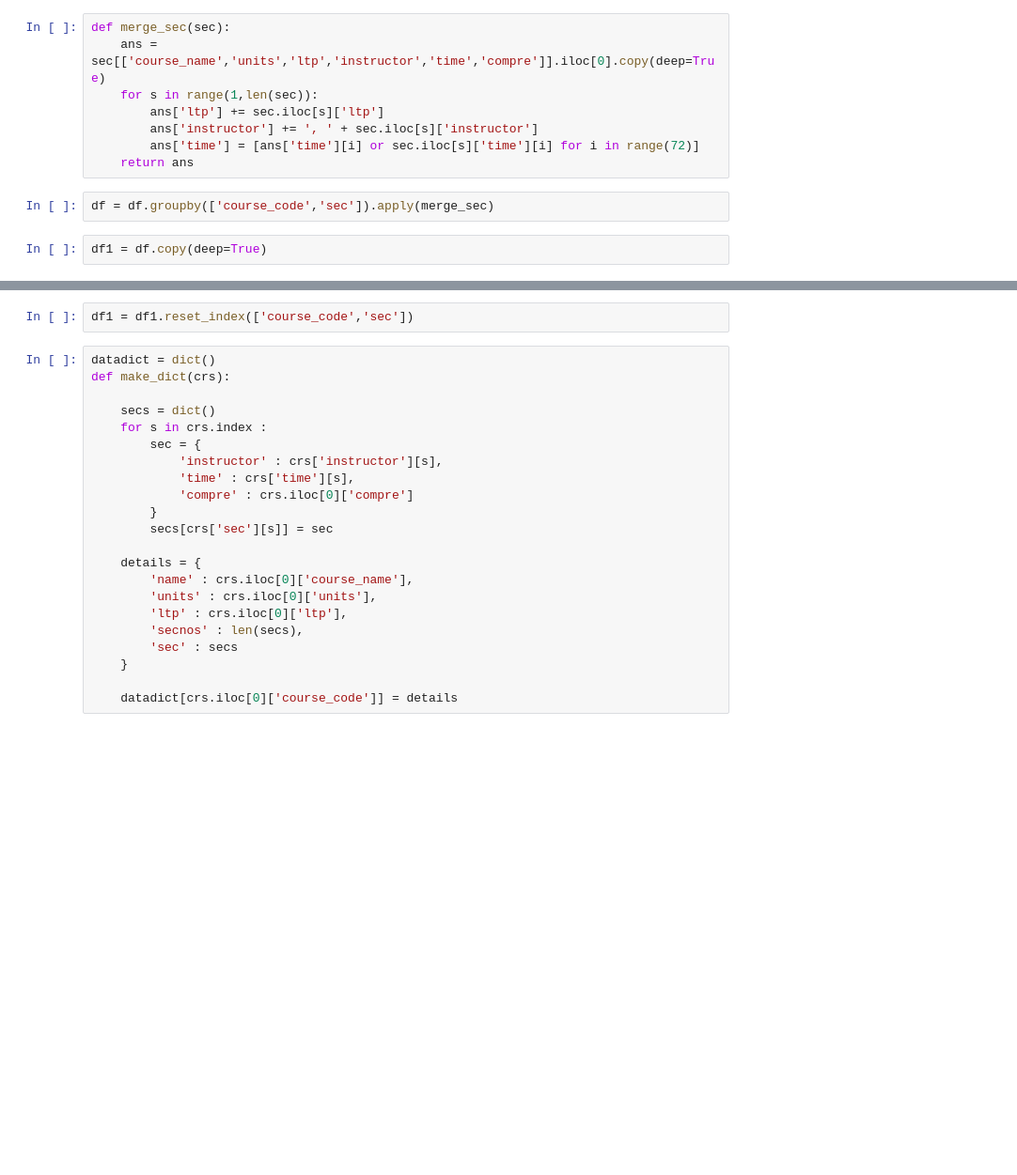
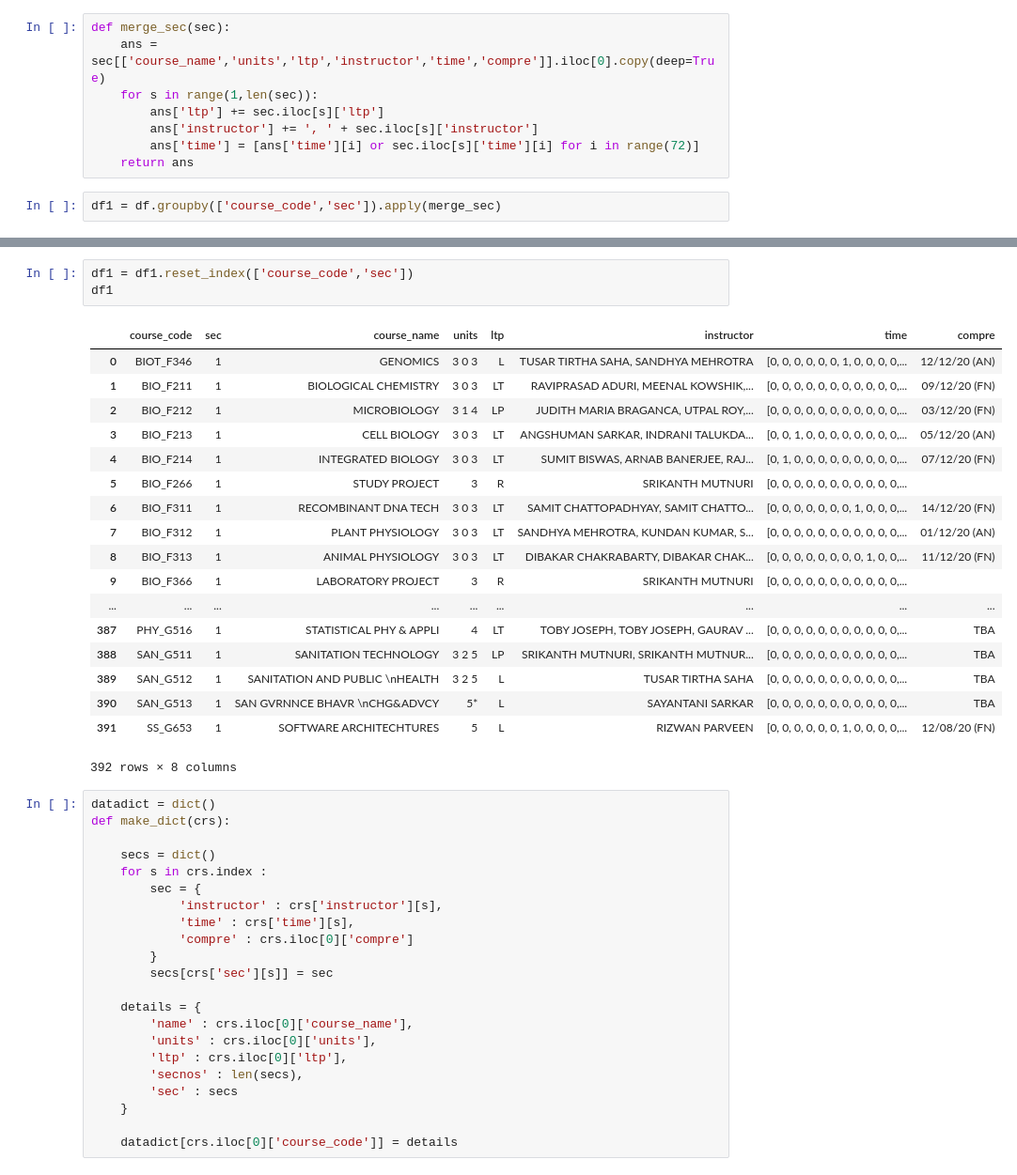
Before and after one commit to SadashayKanungo/SIMPOOLserver, a Jupyter notebook: resources/timeJSON.ipynb, the cells around one changed output, grey strips where cells are left out. Shown at 94% size. Saved outputs shown, nothing was run; the diff lists cells and outputs as text; blank space fills up the shorter version.

```diff
--- a/resources/timeJSON.ipynb
+++ b/resources/timeJSON.ipynb
@@ -72,6 +93,4 @@ def merge_sec(sec):
         ans['time'] = [ans['time'][i] or sec.iloc[s]['time'][i] for i in range(72)]
     return ans
 # %%
-df = df.groupby(['course_code','sec']).apply(merge_sec)
+df1 = df.groupby(['course_code','sec']).apply(merge_sec)
-# %%
-df1 = df.copy(deep=True)
@@ -78,5 +119,25 @@ df1 = df.copy(deep=True)
 # %%
 df1 = df1.reset_index(['course_code','sec'])
+df1
+# %% [output]
+|  | course_code | sec | course_name | units | ltp | instructor | time | compre |
+| 0 | BIOT_F346 | 1 | GENOMICS | 3 0 3 | L | TUSAR TIRTHA SAHA, SANDHYA MEHROTRA | [0, 0, 0, 0, 0, 0, 1, 0, 0, 0, 0,... | 12/12/20 (AN) |
+| 1 | BIO_F211 | 1 | BIOLOGICAL CHEMISTRY | 3 0 3 | LT | RAVIPRASAD ADURI, MEENAL KOWSHIK,... | [0, 0, 0, 0, 0, 0, 0, 0, 0, 0, 0,... | 09/12/20 (FN) |
+| 2 | BIO_F212 | 1 | MICROBIOLOGY | 3 1 4 | LP | JUDITH MARIA BRAGANCA, UTPAL ROY,... | [0, 0, 0, 0, 0, 0, 0, 0, 0, 0, 0,... | 03/12/20 (FN) |
+| 3 | BIO_F213 | 1 | CELL BIOLOGY | 3 0 3 | LT | ANGSHUMAN SARKAR, INDRANI TALUKDA... | [0, 0, 1, 0, 0, 0, 0, 0, 0, 0, 0,... | 05/12/20 (AN) |
+| 4 | BIO_F214 | 1 | INTEGRATED BIOLOGY | 3 0 3 | LT | SUMIT BISWAS, ARNAB BANERJEE, RAJ... | [0, 1, 0, 0, 0, 0, 0, 0, 0, 0, 0,... | 07/12/20 (FN) |
+| 5 | BIO_F266 | 1 | STUDY PROJECT | 3 | R | SRIKANTH MUTNURI | [0, 0, 0, 0, 0, 0, 0, 0, 0, 0, 0,... |  |
+| 6 | BIO_F311 | 1 | RECOMBINANT DNA TECH | 3 0 3 | LT | SAMIT CHATTOPADHYAY, SAMIT CHATTO... | [0, 0, 0, 0, 0, 0, 0, 1, 0, 0, 0,... | 14/12/20 (FN) |
+| 7 | BIO_F312 | 1 | PLANT PHYSIOLOGY | 3 0 3 | LT | SANDHYA MEHROTRA, KUNDAN KUMAR, S... | [0, 0, 0, 0, 0, 0, 0, 0, 0, 0, 0,... | 01/12/20 (AN) |
+| 8 | BIO_F313 | 1 | ANIMAL PHYSIOLOGY | 3 0 3 | LT | DIBAKAR CHAKRABARTY, DIBAKAR CHAK... | [0, 0, 0, 0, 0, 0, 0, 0, 1, 0, 0,... | 11/12/20 (FN) |
+| 9 | BIO_F366 | 1 | LABORATORY PROJECT | 3 | R | SRIKANTH MUTNURI | [0, 0, 0, 0, 0, 0, 0, 0, 0, 0, 0,... |  |
+| ... | ... | ... | ... | ... | ... | ... | ... | ... |
+| 387 | PHY_G516 | 1 | STATISTICAL PHY & APPLI | 4 | LT | TOBY JOSEPH, TOBY JOSEPH, GAURAV ... | [0, 0, 0, 0, 0, 0, 0, 0, 0, 0, 0,... | TBA |
+| 388 | SAN_G511 | 1 | SANITATION TECHNOLOGY | 3 2 5 | LP | SRIKANTH MUTNURI, SRIKANTH MUTNUR... | [0, 0, 0, 0, 0, 0, 0, 0, 0, 0, 0,... | TBA |
+| 389 | SAN_G512 | 1 | SANITATION AND PUBLIC \nHEALTH | 3 2 5 | L | TUSAR TIRTHA SAHA | [0, 0, 0, 0, 0, 0, 0, 0, 0, 0, 0,... | TBA |
+| 390 | SAN_G513 | 1 | SAN GVRNNCE BHAVR \nCHG&ADVCY | 5* | L | SAYANTANI SARKAR | [0, 0, 0, 0, 0, 0, 0, 0, 0, 0, 0,... | TBA |
+| 391 | SS_G653 | 1 | SOFTWARE ARCHITECHTURES | 5 | L | RIZWAN PARVEEN | [0, 0, 0, 0, 0, 0, 1, 0, 0, 0, 0,... | 12/08/20 (FN) |
+392 rows × 8 columns
 # %%
 datadict = dict()
 def make_dict(crs):
```
Also changed, not shown: parts of 2 cells of this notebook, 5 other files.
